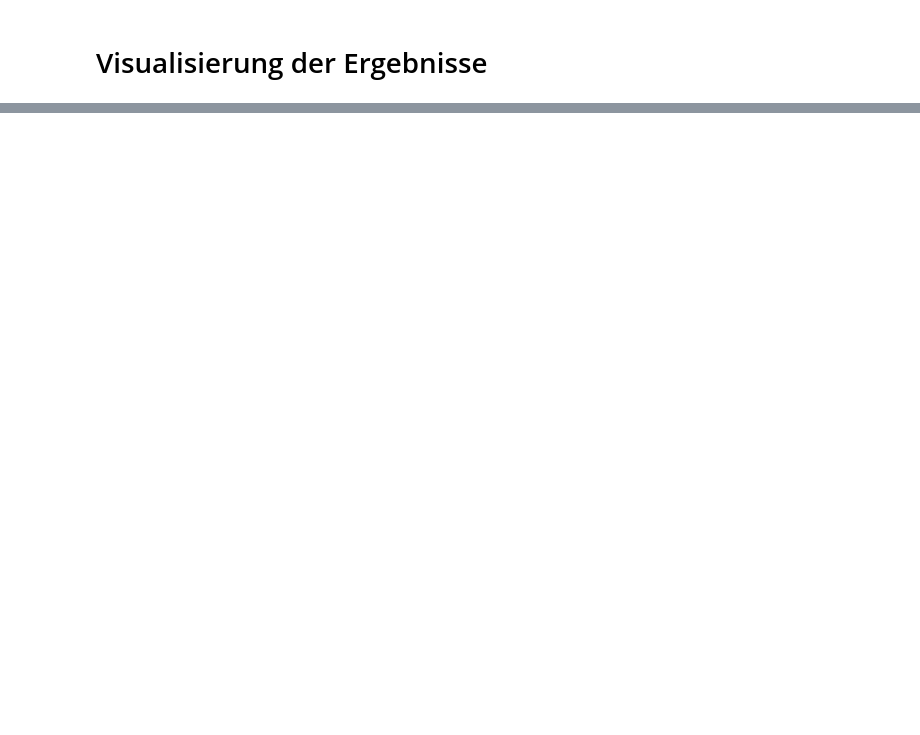
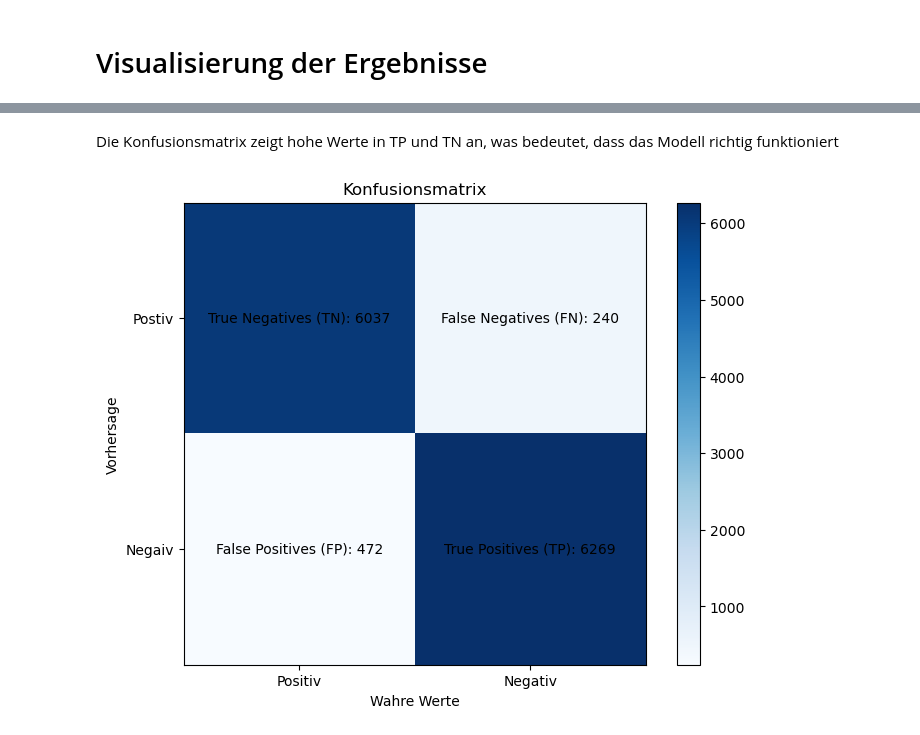
Before and after one commit to Mingggggggggggggg/SIIM-ISIC-Melanoma-Classification-Student-Project, a Jupyter notebook: siim-isic-melanoma-classification-haupt.ipynb, the cells around one changed output, grey strips where cells are left out. Cells and saved outputs as stored; diff of their text form; code cells hidden in the pictures; blank space fills up the shorter version.

```diff
--- a/siim-isic-melanoma-classification-haupt.ipynb
+++ b/siim-isic-melanoma-classification-haupt.ipynb
@@ -359,0 +323,32 @@ print("Optimaler Schwellenwert basierend auf dem F1-Score:", optimal_threshold)
+# %% [markdown]
+Die Konfusionsmatrix zeigt hohe Werte in TP und TN an, was bedeutet, dass das Modell richtig funktioniert
+# %%
+
+conf_matrix = confusion_matrix(val_targets_balanced, val_predictions)
+
+# Berechnung von TP, TN, FP und FN
+TP = conf_matrix[1, 1]
+TN = conf_matrix[0, 0]
+FP = conf_matrix[0, 1]
+FN = conf_matrix[1, 0]
+
+# Plot der Confusion Matrix mit Werten
+plt.figure(figsize=(8, 6))
+plt.imshow(conf_matrix, interpolation='nearest', cmap='Blues')
+plt.title('Konfusionsmatrix')
+plt.colorbar()
+tick_marks = np.arange(2)
+plt.xticks(tick_marks, ['Positiv', 'Negativ'])
+plt.yticks(tick_marks, ['Postiv', 'Negaiv'])
+plt.xlabel('Wahre Werte')
+plt.ylabel('Vorhersage')
+
+# Anzeigen von TP, TN, FP und FN
+plt.text(0, 0, f"True Negatives (TN): {TN}", horizontalalignment='center', verticalalignment='center', color='black')
+plt.text(1, 1, f"True Positives (TP): {TP}", horizontalalignment='center', verticalalignment='center', color='black')
+plt.text(0, 1, f"False Positives (FP): {FP}", horizontalalignment='center', verticalalignment='center', color='black')
+plt.text(1, 0, f"False Negatives (FN): {FN}", horizontalalignment='center', verticalalignment='center', color='black')
+
+plt.show()
+# %% [output]
+[figure, added]
```
Also changed, not shown: parts of 32 cells of this notebook, 2 other files.
